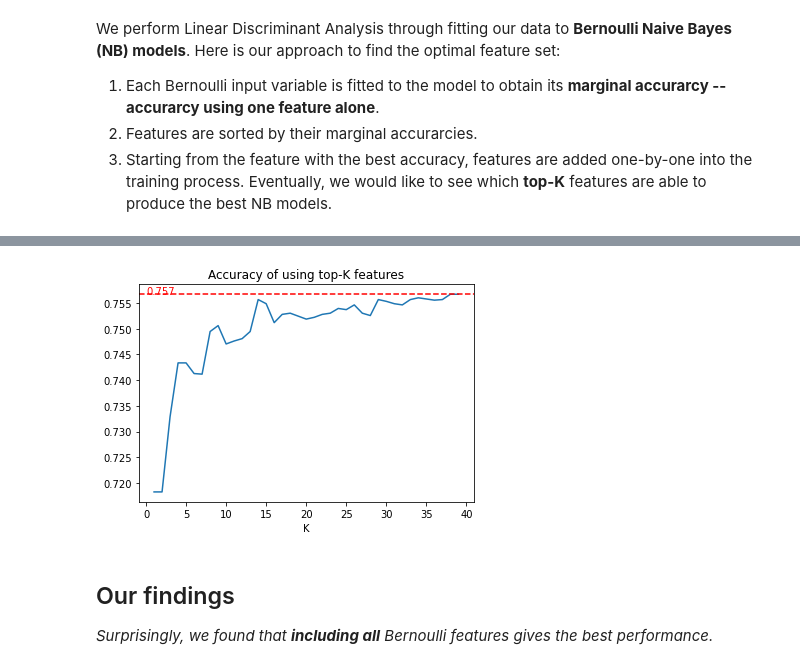
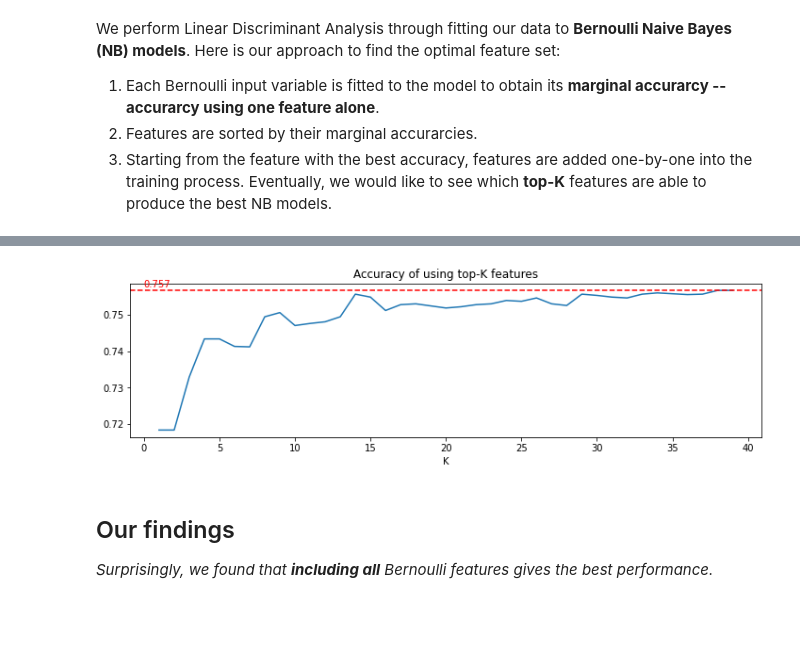
Before and after one commit to cfong32/kaggle-spaceship-titanic, a Jupyter notebook: data6100_proj2.ipynb, the cells around one changed output, grey strips where cells are left out. Saved outputs shown, nothing was run; the diff lists cells and outputs as text; code cells hidden in the pictures; blank space fills up the shorter version.

```diff
--- a/data6100_proj2.ipynb
+++ b/data6100_proj2.ipynb
@@ -461,28 +462,29 @@ plt.show()
 # %%
 ###
 # Search for optimal K,
 # such that the NB model with the top-K features give the best performance
 ###
 
 NBmodel = BernoulliNB()
 scores = []
 
 # Try different number of top-K features
 for K in range(1, len(cols_X_NB_ordered)+1):
     cols_X_NB = cols_X_NB_ordered[:K]
     (X_train_NB, y_train_NB, mean_X_NB, std_X_NB) = pre_data(df, cols_X_NB)
     cv_scores = cross_val_score(NBmodel, X_train_NB, y_train_NB, cv=10)
     scores.append(np.mean(cv_scores))
 
 # Plot result
+plt.figure(figsize=(12,3))
 plt.plot(np.arange(len(scores))+1, scores)
 plt.axhline(max(scores), ls='--', color='r')
-plt.text(0, max(scores), max(scores).round(3), color='r')
+plt.text(0, max(scores)+.001, max(scores).round(3), color='r')
 plt.title('Accuracy of using top-K features')
 plt.xlabel('K')
 plt.show()
 # %% [output]
-[figure, old version]
+[figure, new version]
 # %% [markdown]
 ## Our findings
 
```
Also changed, not shown: parts of 2 cells of this notebook.
